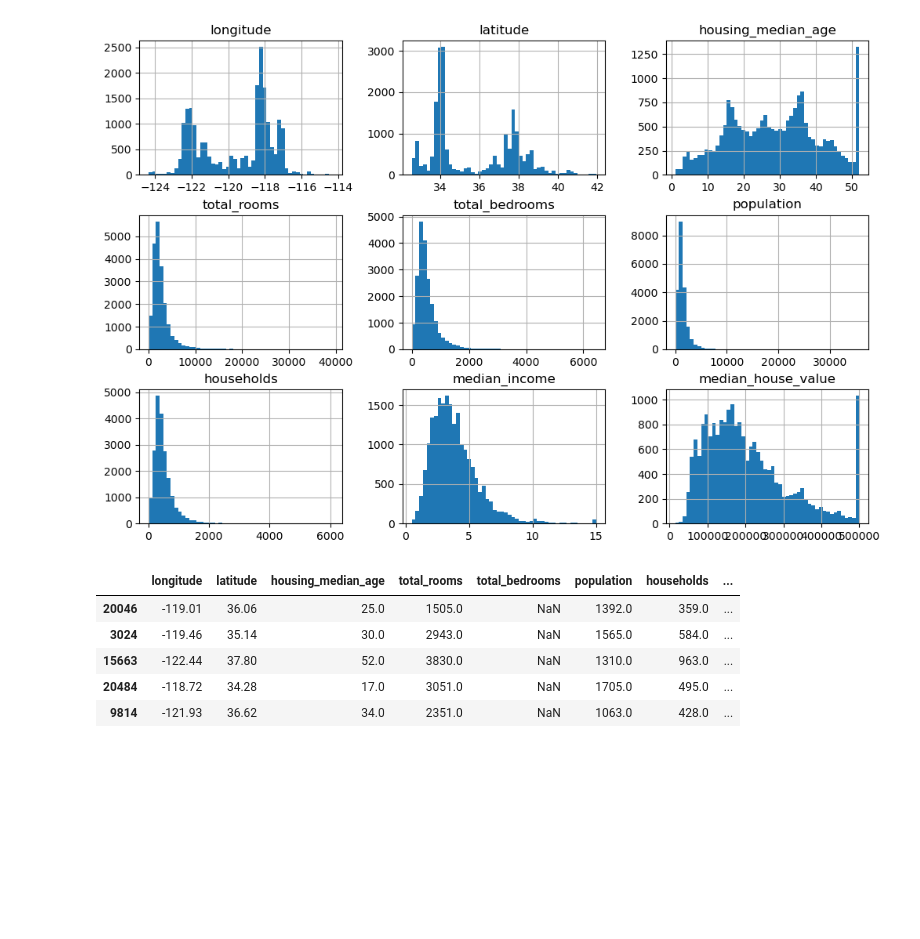
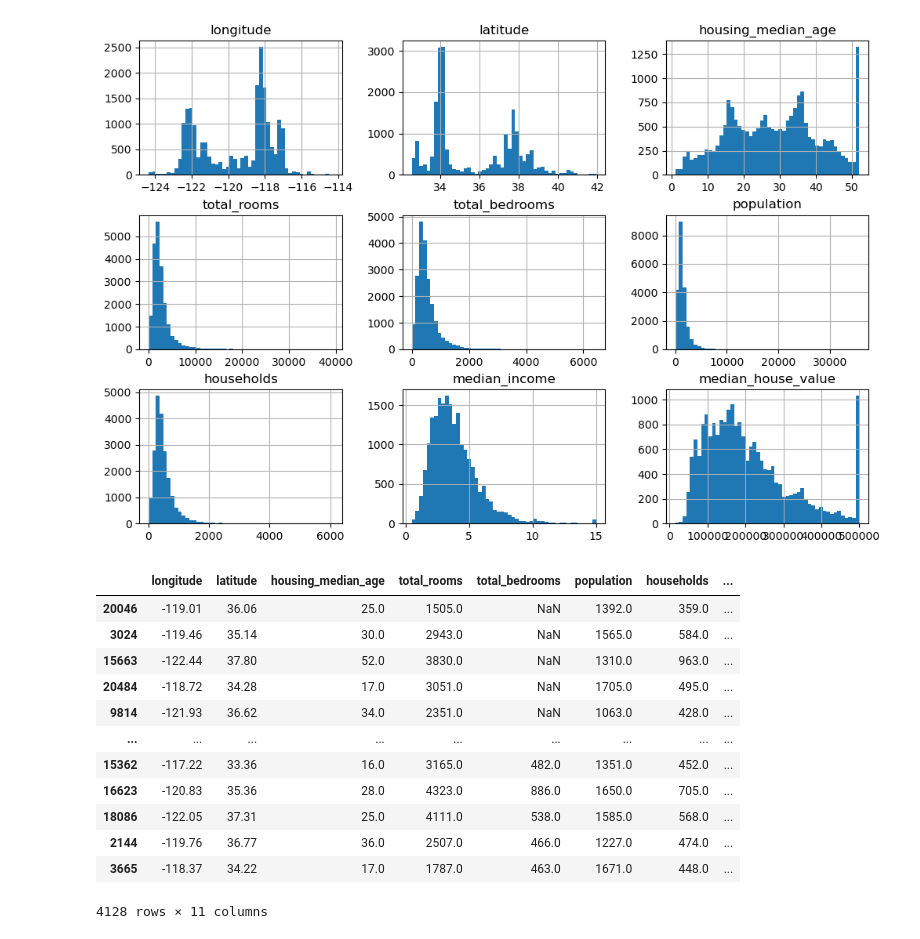
Before and after one commit to ranichandnirani/Data-Science, a Jupyter notebook: 0014_Practical ML using Scikit-Learn/Create-test-set.ipynb, the cells around one changed output. Saved outputs shown, nothing was run; the diff lists cells and outputs as text; code cells hidden in the pictures; blank space fills up the shorter version.

```diff
--- a/0014_Practical ML using Scikit-Learn/Create-test-set.ipynb
+++ b/0014_Practical ML using Scikit-Learn/Create-test-set.ipynb
@@ -3,4 +3,6 @@ import pandas as pd
 # %%
 df = pd.read_csv("housing.csv")
 # %%
-df
+df['income_cat'] = pd.cut(df["median_income"],
+                             bins=[0, 1.5, 3.0, 4.5, 6.0, np.inf],
+                             labels=[1, 2, 3, 4, 5])
@@ -105,13 +103,20 @@ def shuffle_and_split(data, test_ratio):
 
     return data.iloc[train_indices], data.iloc[test_indices]
 # %%
-train, test = shuffle_and_split(df, 0.4)
+train, test = shuffle_and_split(df, 0.2)
 # %%
-test.head()
+test
 # %% [output]
 |  | longitude | latitude | housing_median_age | total_rooms | total_bedrooms | population | households | ... |
 | 20046 | -119.01 | 36.06 | 25.0 | 1505.0 | NaN | 1392.0 | 359.0 | ... |
 | 3024 | -119.46 | 35.14 | 30.0 | 2943.0 | NaN | 1565.0 | 584.0 | ... |
 | 15663 | -122.44 | 37.80 | 52.0 | 3830.0 | NaN | 1310.0 | 963.0 | ... |
 | 20484 | -118.72 | 34.28 | 17.0 | 3051.0 | NaN | 1705.0 | 495.0 | ... |
 | 9814 | -121.93 | 36.62 | 34.0 | 2351.0 | NaN | 1063.0 | 428.0 | ... |
+| ... | ... | ... | ... | ... | ... | ... | ... | ... |
+| 15362 | -117.22 | 33.36 | 16.0 | 3165.0 | 482.0 | 1351.0 | 452.0 | ... |
+| 16623 | -120.83 | 35.36 | 28.0 | 4323.0 | 886.0 | 1650.0 | 705.0 | ... |
+| 18086 | -122.05 | 37.31 | 25.0 | 4111.0 | 538.0 | 1585.0 | 568.0 | ... |
+| 2144 | -119.76 | 36.77 | 36.0 | 2507.0 | 466.0 | 1227.0 | 474.0 | ... |
+| 3665 | -118.37 | 34.22 | 17.0 | 1787.0 | 463.0 | 1671.0 | 448.0 | ... |
+4128 rows × 11 columns
```
Also changed, not shown: parts of 6 cells of this notebook, 1 other file.
